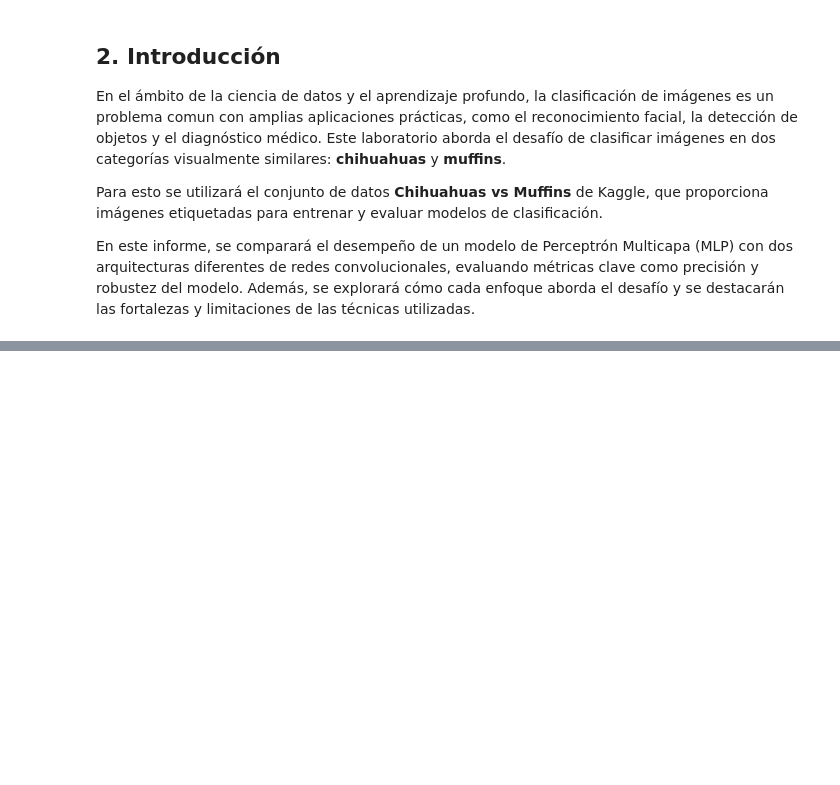
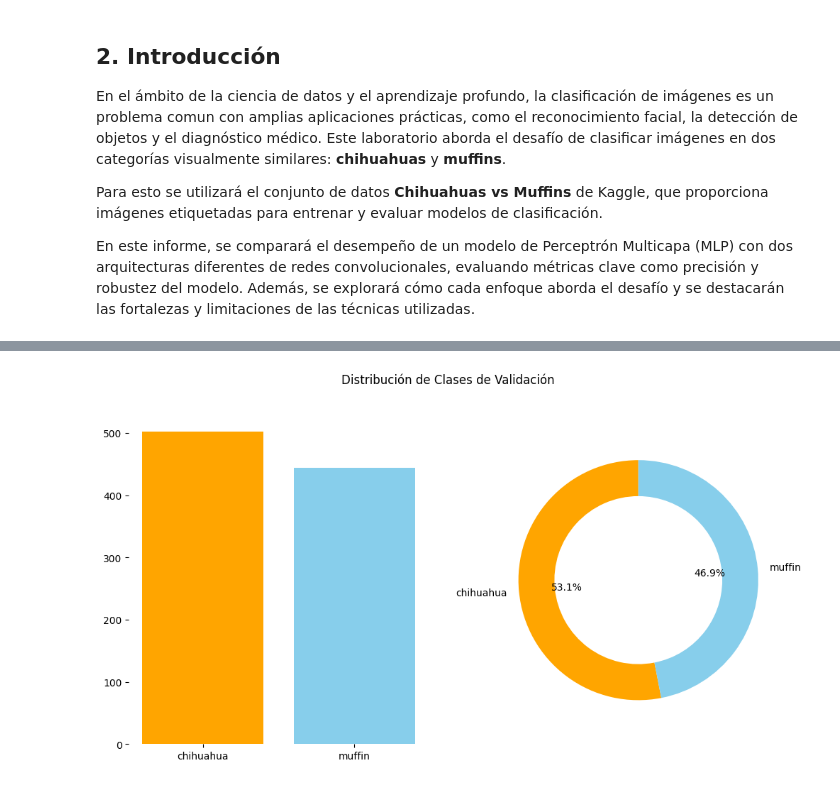
Before and after one commit to Gaddran/Tarea2MLA, a Jupyter notebook: Tarea2.ipynb, the cells around one changed output, grey strips where cells are left out. Cells and saved outputs as stored; diff of their text form; code cells hidden in the pictures; blank space fills up the shorter version.

```diff
--- a/Tarea2.ipynb
+++ b/Tarea2.ipynb
@@ -67,0 +221,4 @@ To enable the following instructions: SSE4.1 SSE4.2 AVX AVX2 FMA, in other opera
+# %%
+plot_dist(val_data, 'Validación')
+# %% [output]
+[figure, added]
```
Also changed, not shown: parts of 41 cells of this notebook, 4 other files.
